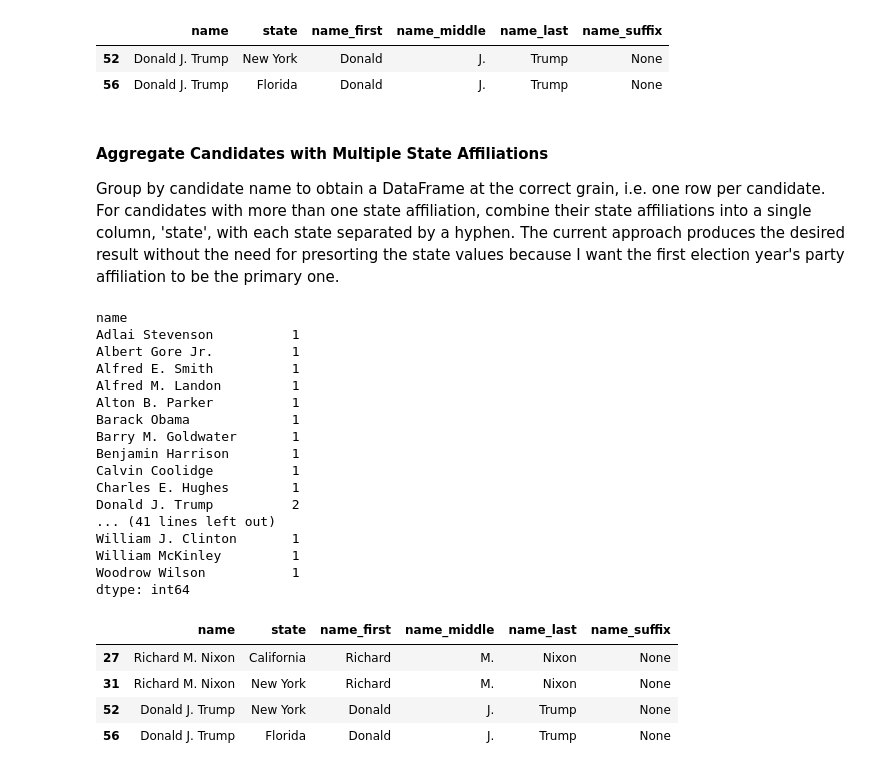
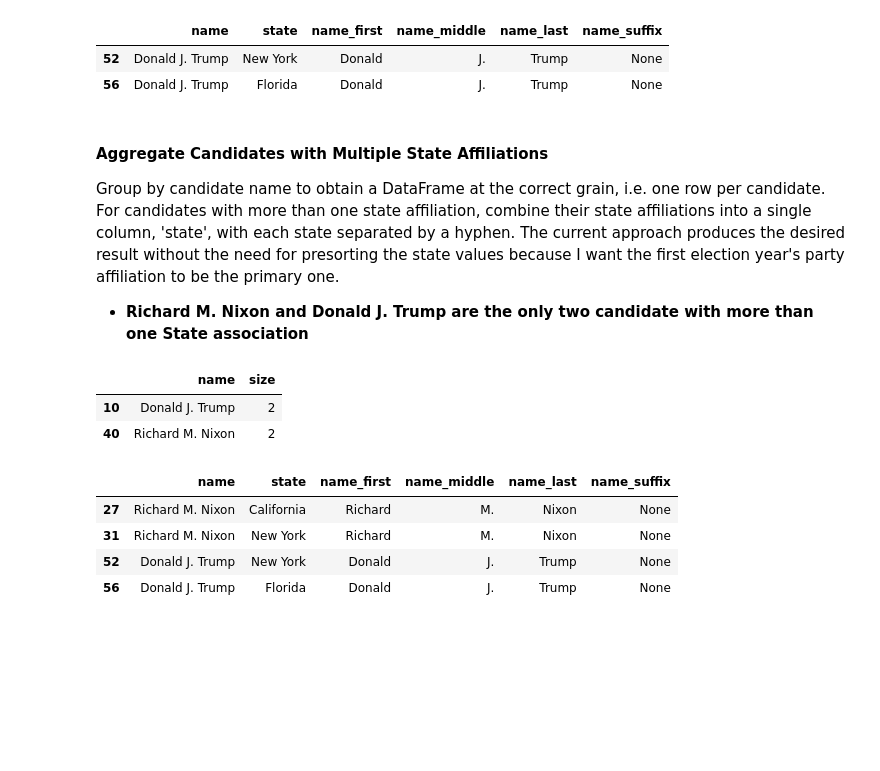
Before and after one commit to frederick-douglas-pearce/us-presidential-vote-analysis, a Jupyter notebook: step1_electoral_college_data.ipynb, the cells around one changed output. Saved outputs shown, nothing was run; the diff lists cells and outputs as text; code cells hidden in the pictures; blank space fills up the shorter version.

```diff
--- a/step1_electoral_college_data.ipynb
+++ b/step1_electoral_college_data.ipynb
@@ -453,24 +453,12 @@ candidates_df[(candidates_df['name_first']=='Donald')&(candidates_df['name_last'
 # %% [markdown]
 #### **Aggregate Candidates with Multiple State Affiliations**
 Group by candidate name to obtain a DataFrame at the correct grain, i.e. one row per candidate. For candidates with more than one state affiliation, combine their state affiliations into a single column, 'state', with each state separated by a hyphen. The current approach produces the desired result without the need for presorting the state values because I want the first election year's party affiliation to be the primary one.
+- **Richard M. Nixon and Donald J. Trump are the only two candidate with more than one State association**
-# %%
-candidates_df.groupby('name').size()
-# %% [output]
-name
-Adlai Stevenson          1
-Albert Gore Jr.          1
-Alfred E. Smith          1
-Alfred M. Landon         1
-Alton B. Parker          1
-Barack Obama             1
-Barry M. Goldwater       1
-Benjamin Harrison        1
-Calvin Coolidge          1
-Charles E. Hughes        1
-Donald J. Trump          2
-... (41 lines left out)
-William J. Clinton       1
-William McKinley         1
-Woodrow Wilson           1
-dtype: int64
+# %%
+state_row_count = candidates_df.groupby('name', as_index=False).size()
+state_row_count[state_row_count['size']>1]
+# %% [output]
+|  | name | size |
+| 10 | Donald J. Trump | 2 |
+| 40 | Richard M. Nixon | 2 |
 # %%
```
Also changed, not shown: parts of 22 cells of this notebook.
